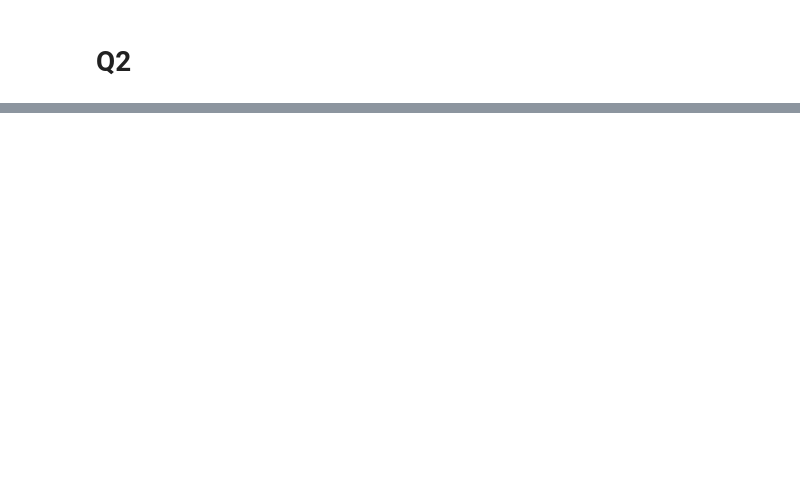
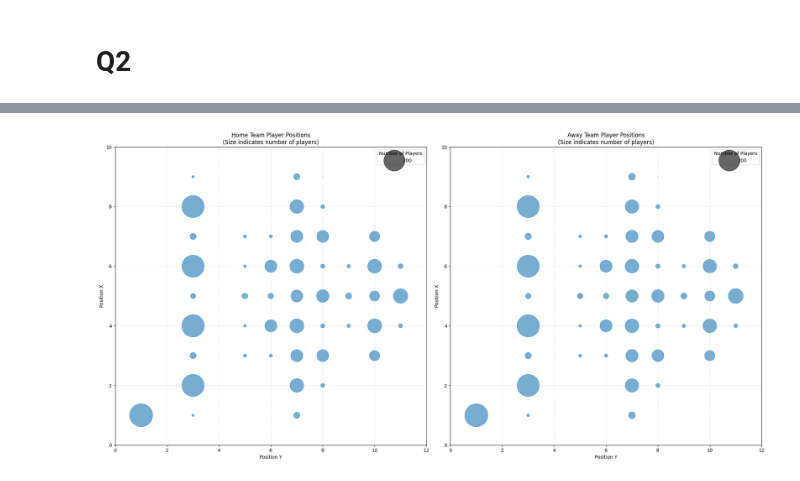
Before and after one commit to tangnatta/AUT461-FIFA-2025, a Jupyter notebook: main.ipynb, the cells around one changed output, grey strips where cells are left out. Cells and saved outputs as stored; diff of their text form; code cells hidden in the pictures; blank space fills up the shorter version.

```diff
--- a/main.ipynb
+++ b/main.ipynb
@@ -375,0 +502,49 @@ df_match_player_denorm
+# %%
+# Split data by team
+home_positions = position_counts = player_match_df[player_match_df['team'] == 'home'].groupby(['position_x', 'position_y']).size().reset_index(name='count')
+away_positions = position_counts = player_match_df[player_match_df['team'] == 'away'].groupby(['position_x', 'position_y']).size().reset_index(name='count')
+
+# Create figure with two subplots
+fig, (ax1, ax2) = plt.subplots(1, 2, figsize=(20, 10))
+
+# Plot home team positions
+scatter1 = ax1.scatter(home_positions['position_y'],
+                      home_positions['position_x'],
+                      s=home_positions['count']/10,
+                      alpha=0.6)
+ax1.set_title('Home Team Player Positions\n(Size indicates number of players)')
+ax1.set_xlabel('Position Y')
+ax1.set_ylabel('Position X')
+ax1.set_xlim(0, 12)
+ax1.set_ylim(0, 10)
+ax1.grid(True, alpha=0.3, linestyle='--')
+
+# Plot away team positions
+scatter2 = ax2.scatter(away_positions['position_y'],
+                      away_positions['position_x'],
+                      s=away_positions['count']/10,
+                      alpha=0.6)
+ax2.set_title('Away Team Player Positions\n(Size indicates number of players)')
+ax2.set_xlabel('Position Y')
+ax2.set_ylabel('Position X')
+ax2.set_xlim(0, 12)
+ax2.set_ylim(0, 10)
+ax2.grid(True, alpha=0.3, linestyle='--')
+
+# Add legends
+legend1 = ax1.legend(*scatter1.legend_elements(prop="sizes", alpha=0.6,
+                                             num=1,
+                                             func=lambda s: s/10),
+                    loc="upper right",
+                    title="Number of Players")
+
+legend2 = ax2.legend(*scatter2.legend_elements(prop="sizes", alpha=0.6,
+                                             num=1,
+                                             func=lambda s: s/10),
+                    loc="upper right",
+                    title="Number of Players")
+
+plt.tight_layout()
+plt.show()
+# %% [output]
+[figure, added]
```
Also changed, not shown: parts of 31 cells of this notebook, 2 other files.
